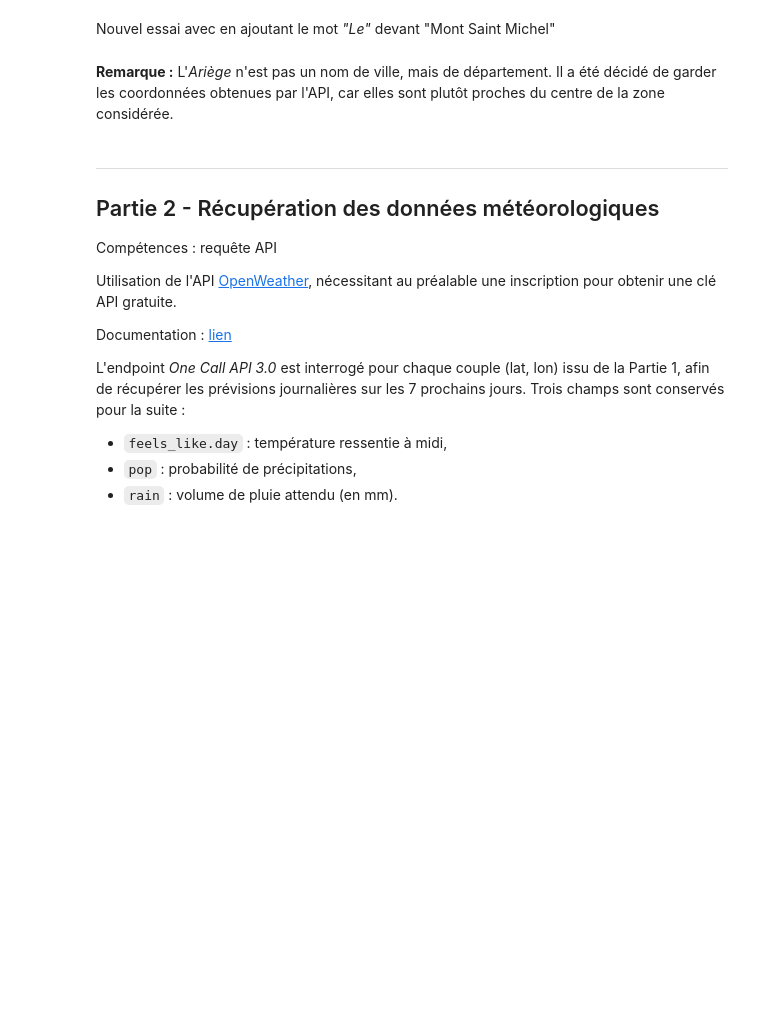
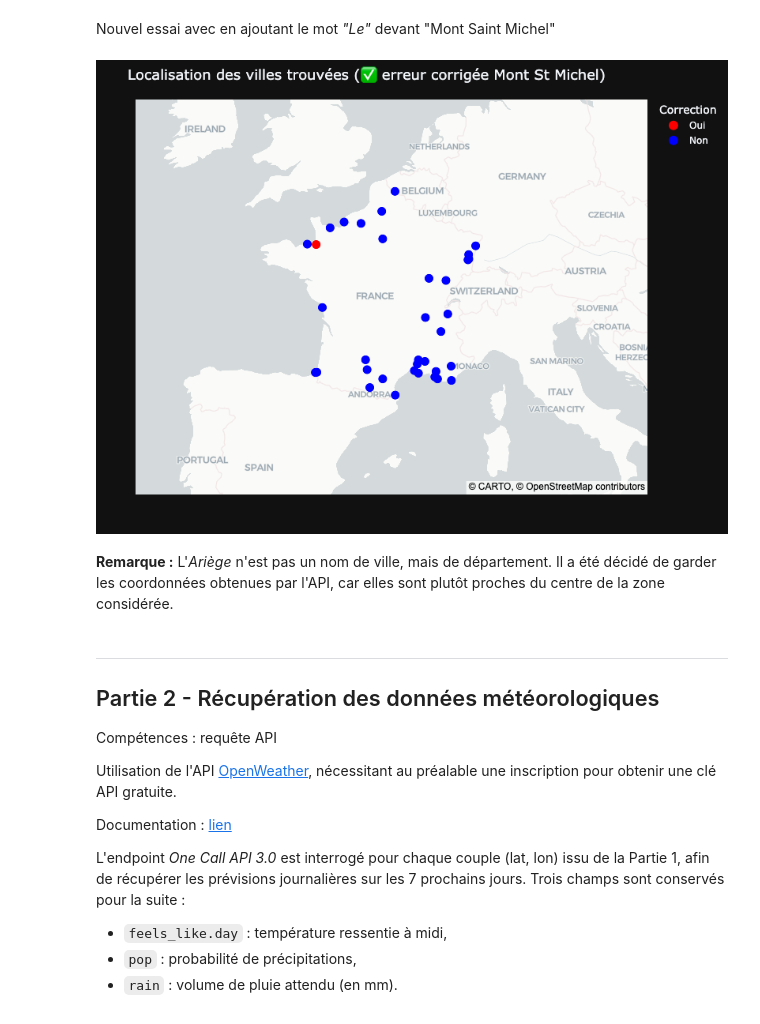
Before and after one commit to YoannRobert/jedha_projects, a Jupyter notebook: bloc1/Kayak/notebooks/Kayak.ipynb, the cells around one changed output. Saved outputs shown, nothing was run; the diff lists cells and outputs as text; code cells hidden in the pictures; blank space fills up the shorter version.

```diff
--- a/bloc1/Kayak/notebooks/Kayak.ipynb
+++ b/bloc1/Kayak/notebooks/Kayak.ipynb
@@ -514,35 +526,35 @@ Nouvel essai avec en ajoutant le mot *"Le"* devant "Mont Saint Michel"
 # %%
-lat_msm, lon_msm = get_single_city_coordinates("Le Mont Saint Michel")
-city_coordinates.loc[
-    city_coordinates["city_name"] == "Mont Saint Michel", ["latitude", "longitude"]
-] = [lat_msm, lon_msm]
-
 new_plot_city_coordinates = city_coordinates.copy()
 new_plot_city_coordinates["Correction"] = (
         new_plot_city_coordinates["city_name"] == "Mont Saint Michel"
 ).map({True: "Oui", False: "Non"})
 
 lat, lon, z, w, h = get_config_scatter_map(new_plot_city_coordinates, width=800, height=600)
 fig = px.scatter_map(
     new_plot_city_coordinates,
     lat="latitude",
     lon="longitude",
     hover_name="city_name",
     color="Correction",
     color_discrete_map={"Oui": "red", "Non": "blue"},
     map_style="carto-positron",
     center = {"lat": lat, "lon": lon},
     zoom=z,
     height=h,
     width=w,
     title="Localisation des villes trouvées (✅ erreur corrigée Mont St Michel)"
 )
 fig.update_traces(marker=dict(size=12))
 if EXPORT_IMAGES:
     index_image += 1
     fig.write_image(f"{PLOTS_DIR}/{index_image:02d}_coordonnees_corrigees_mont_st_michel.png")
+elif SHOW_INTERACTIVE_FIG:
+    fig.show()
 else:
-    fig.show()
+    img_bytes = fig.to_image(format="png")
+    display(Image(img_bytes))
+# %% [output]
+[figure, added]
 # %%
 # Remplacement du fichier initialement créé
 city_coordinates.to_csv(COORDINATES_CSV_FILE, index=False, sep=SEPARATOR, encoding=ENCODING)
```
Also changed, not shown: parts of 10 cells of this notebook, 1 other file.
